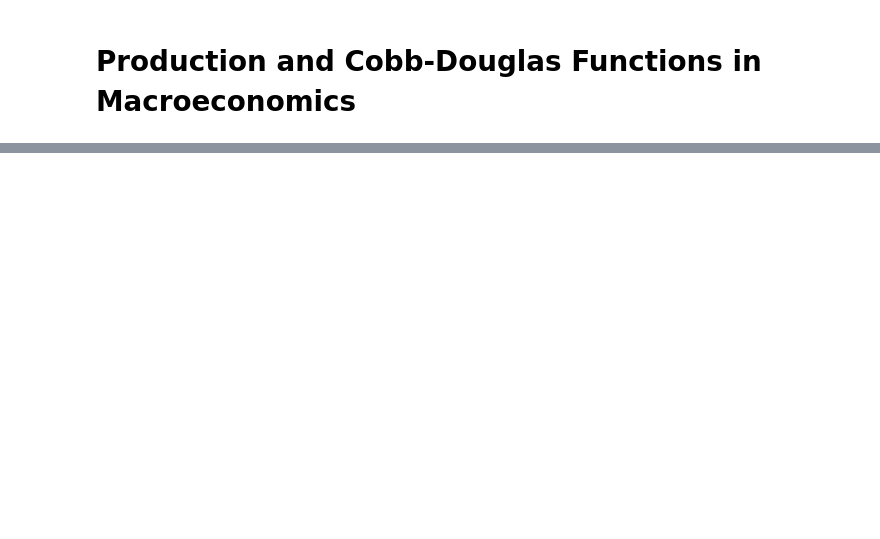
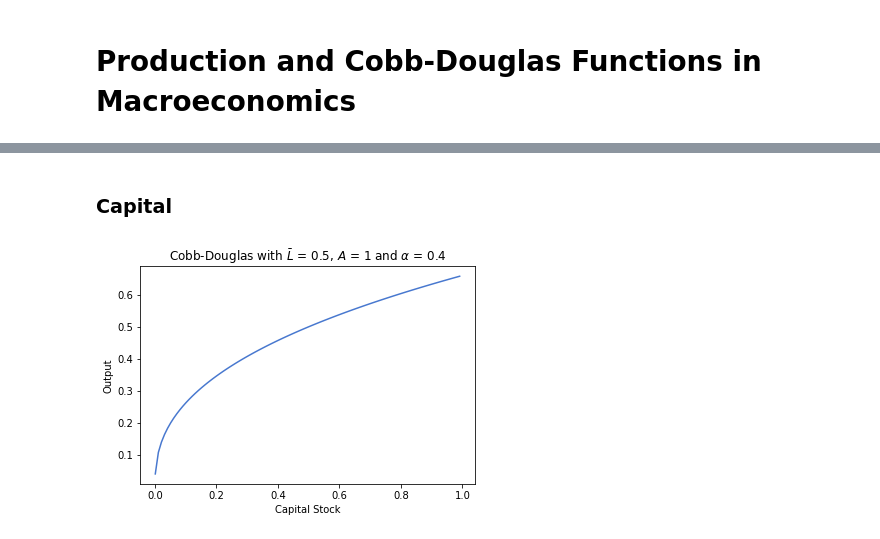
Before and after one commit to manikui/Data-88-Notebooks, a Jupyter notebook: Production and Cobb-Douglas.ipynb, the cells around one changed output, grey strips where cells are left out. Cells and saved outputs as stored; diff of their text form; code cells hidden in the pictures; blank space fills up the shorter version.

Commit message:
Final Draft of Lecture notebook

```diff
--- a/Production and Cobb-Douglas.ipynb
+++ b/Production and Cobb-Douglas.ipynb
@@ -0,0 +9,16 @@
+# %%
+from sympy import *
+import matplotlib.pyplot as plt
+import numpy as np
+import pandas as pd
+import seaborn as sns
+import plotly.graph_objs as go
+from plotly.offline import download_plotlyjs, init_notebook_mode, plot, iplot
+from ipywidgets import interact, interactive, fixed, interact_manual
+import ipywidgets as widgets
+from IPython.display import display
+#import nbinteract as nbi
+import warnings
+warnings.filterwarnings('ignore')
+%matplotlib inline
+plt.style.use("seaborn-muted")
@@ -24,7 +28,0 @@ Where $\alpha$ and $\beta$ are exponents.
-# %%
-K = symbols("K")
-L = symbols("L")
-A = symbols("A")
-a = symbols("a")
-b = symbols("b")
-Y = A * K**a * L **b
@@ -100,0 +79,22 @@ for scale, ttl in zip([0.5, 1, 2], ['Decreasing Return to Scale', 'Constant Retu
+# %% [markdown]
+### Capital
+# %%
+def cobb_douglas(A, K, L, alpha, beta = None):
+    if beta:
+        return A * (K ** alpha) * (L ** beta)
+    else:
+        return A * (K ** alpha) * (L ** (1 - alpha))
+# %%
+K_s = np.arange(0.001, 1, 0.01)
+A = 1
+L_bar = 0.5
+alpha = 0.4
+V_1 = cobb_douglas(A, K_s, L_bar, alpha)
+# %%
+plt.plot(K_s, V_1)
+plt.title(fr"Cobb-Douglas with $\bar L$ = {L_bar}, $A$ = {A} and $\alpha$ = {alpha}")
+plt.xlabel("Capital Stock")
+plt.ylabel("Output")
+plt.show()
+# %% [output]
+[figure, added]
```
Also changed, not shown: parts of 42 cells of this notebook.
